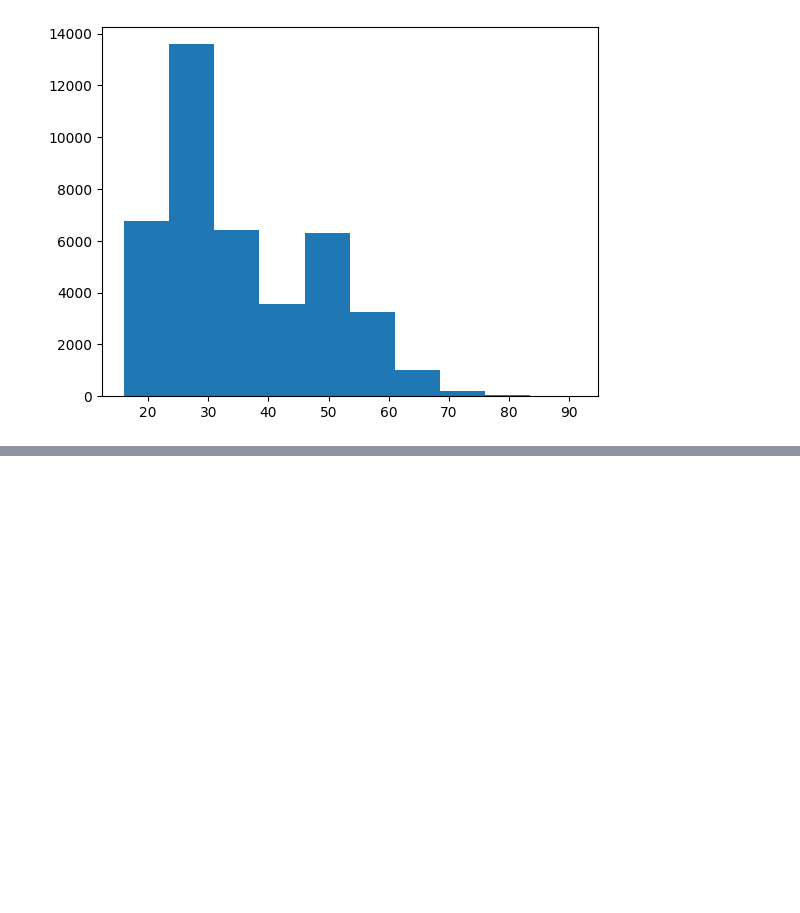
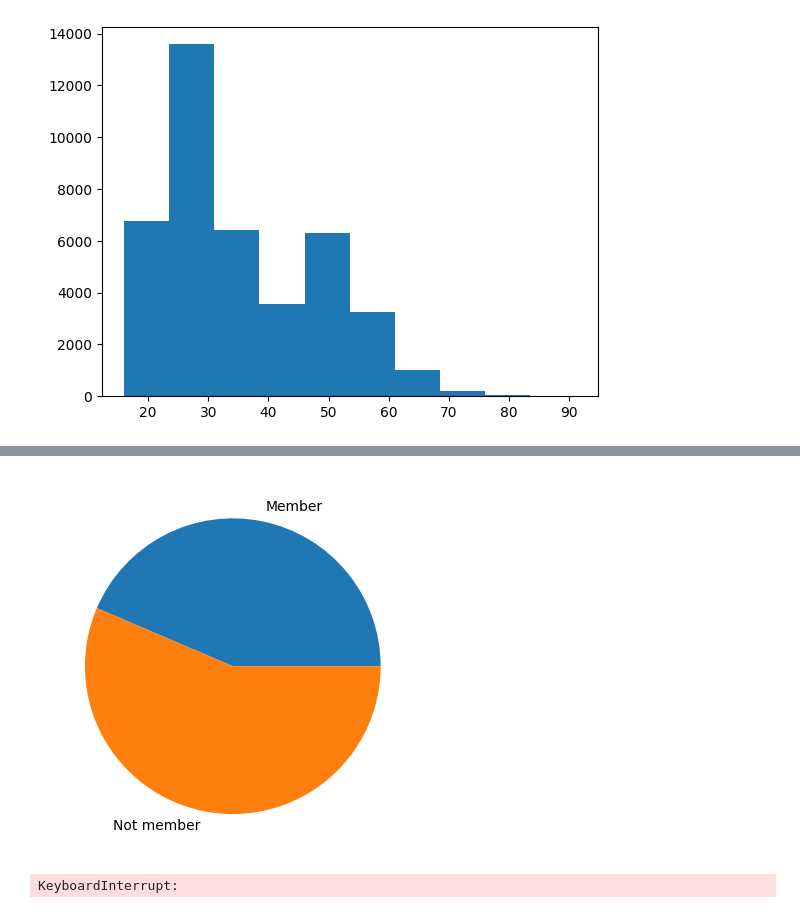
Before and after one commit to matteo-spadaccia/Artificial-Intelligence-and-Machine-Learning-Project-2023, a Jupyter notebook: main.ipynb, the cells around one changed output, grey strips where cells are left out. Drawn from its saved outputs; the diff is of its cells as text; code cells hidden in the pictures; blank space fills up the shorter version.

```diff
--- a/main.ipynb
+++ b/main.ipynb
@@ -173,2 +162,20 @@ Name: age, Length: 70, dtype: int64
+# %%
+_ = plt.figure()
+plt.pie([cus_df['club_member'].value_counts()[1],cus_df['club_member'].value_counts()[0]], labels = ['Member','Not member'])
+plt.show()
+# %% [output]
+[figure, added]
+# %%
+purchaseNumber = {}
+for customer in cus_df['customer_id']:
+    age = cus_df.iloc[customer]['age']
+    if age in purchaseNumber.keys():
+        purchaseNumber[age] += tra_df['customer_id'].value_counts()[customer]
+    else:
+        purchaseNumber[age] = tra_df['customer_id'].value_counts()[customer]
+plt.scatter(list(purchaseNumber.keys()), list(purchaseNumber.values()))
+plt.show()
+# %% [output]
+KeyboardInterrupt:
 # %%
 sns.pairplot(cus_df, hue='age', corner=True, kind='reg')
```
Also changed, not shown: parts of 5 cells of this notebook.
